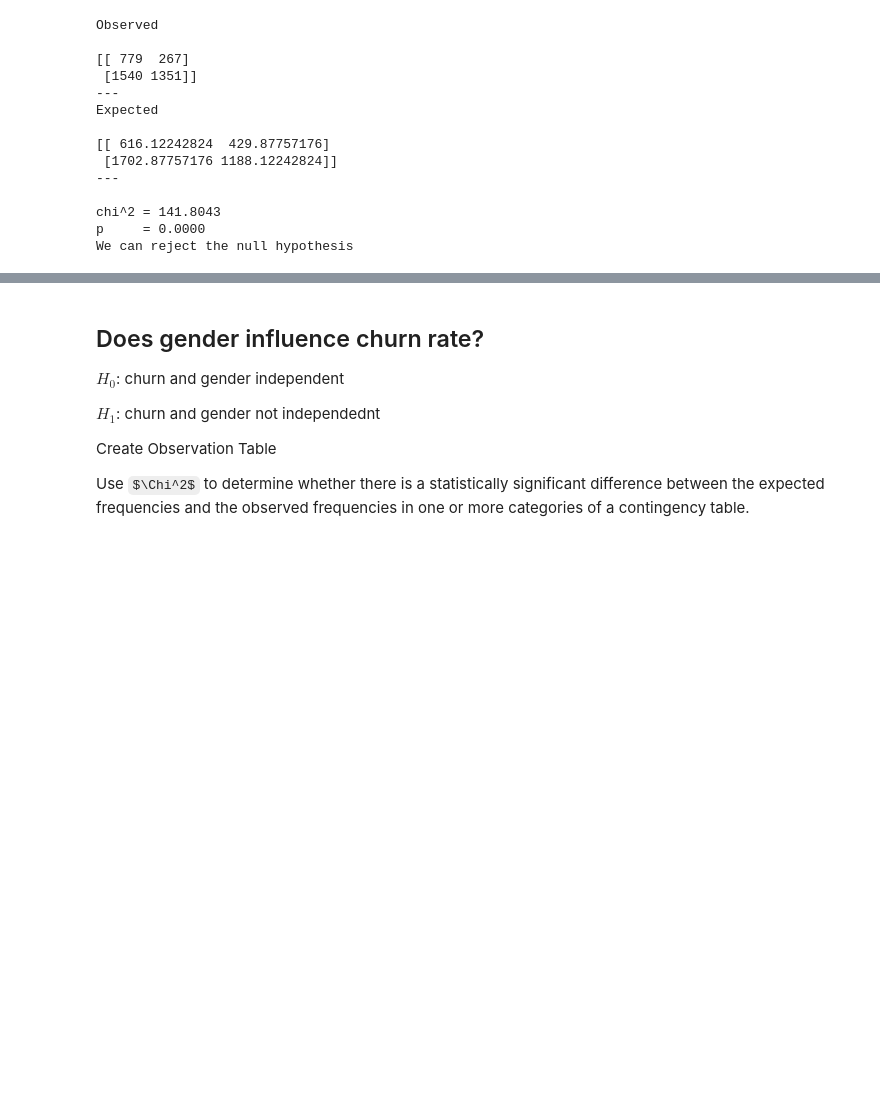
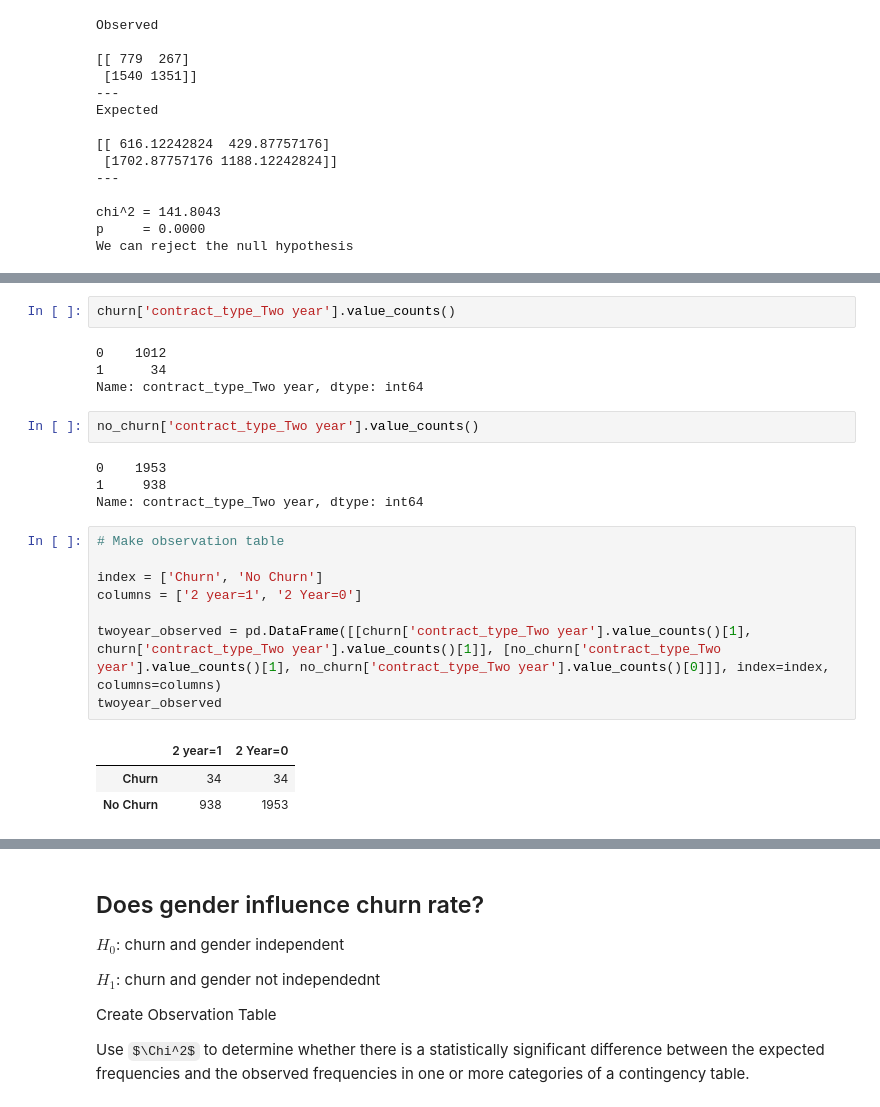
Before and after one commit to Jared-Godar/classification-project, a Jupyter notebook: telco_project_working.ipynb, the cells around one changed output, grey strips where cells are left out. Saved outputs shown, nothing was run; the diff lists cells and outputs as text; some formulas as TeX source; blank space fills up the shorter version.

```diff
--- a/telco_project_working.ipynb
+++ b/telco_project_working.ipynb
@@ -1084,0 +1181,24 @@ We can reject the null hypothesis
+# %%
+churn['contract_type_Two year'].value_counts()
+# %% [output]
+0    1012
+1      34
+Name: contract_type_Two year, dtype: int64
+# %%
+no_churn['contract_type_Two year'].value_counts()
+# %% [output]
+0    1953
+1     938
+Name: contract_type_Two year, dtype: int64
+# %%
+# Make observation table
+
+index = ['Churn', 'No Churn']
+columns = ['2 year=1', '2 Year=0']
+
+twoyear_observed = pd.DataFrame([[churn['contract_type_Two year'].value_counts()[1], churn['contract_type_Two year'].value_counts()[1]], [no_churn['contract_type_Two year'].value_counts()[1], no_churn['contract_type_Two year'].value_counts()[0]]], index=index, columns=columns)
+twoyear_observed
+# %% [output]
+|  | 2 year=1 | 2 Year=0 |
+| Churn | 34 | 34 |
+| No Churn | 938 | 1953 |
```
Also changed, not shown: parts of 46 cells of this notebook.
